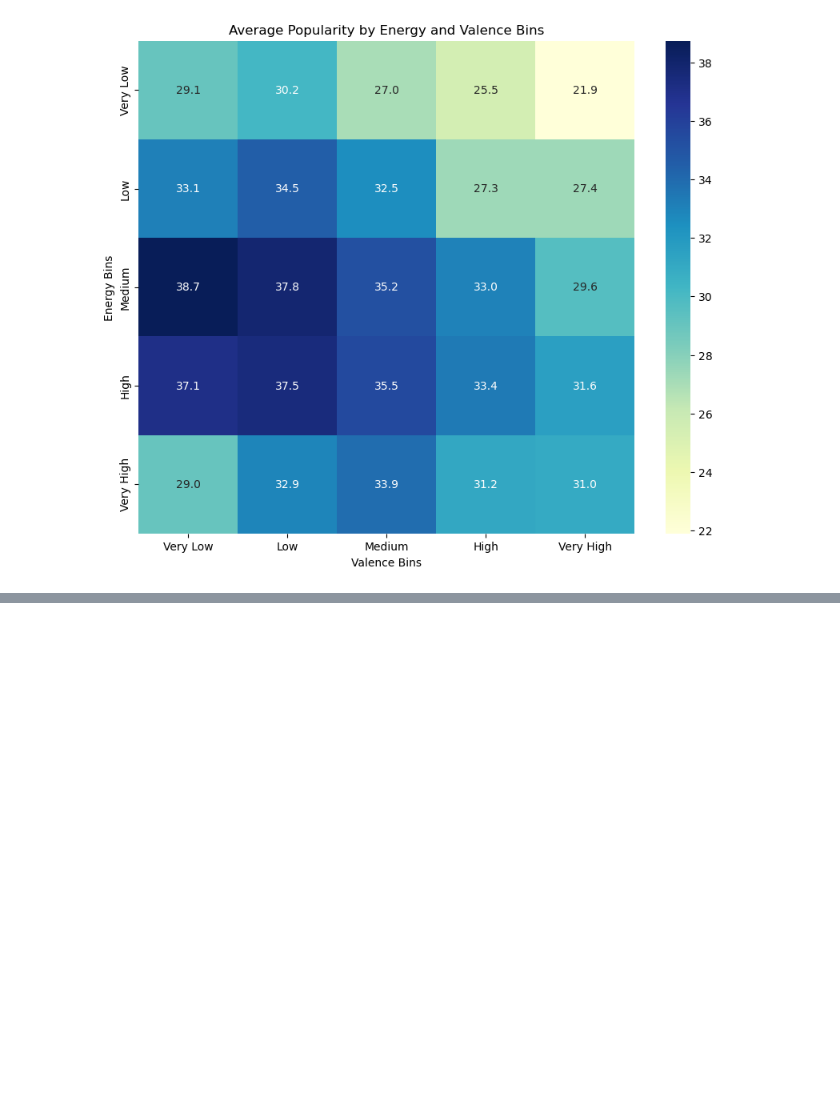
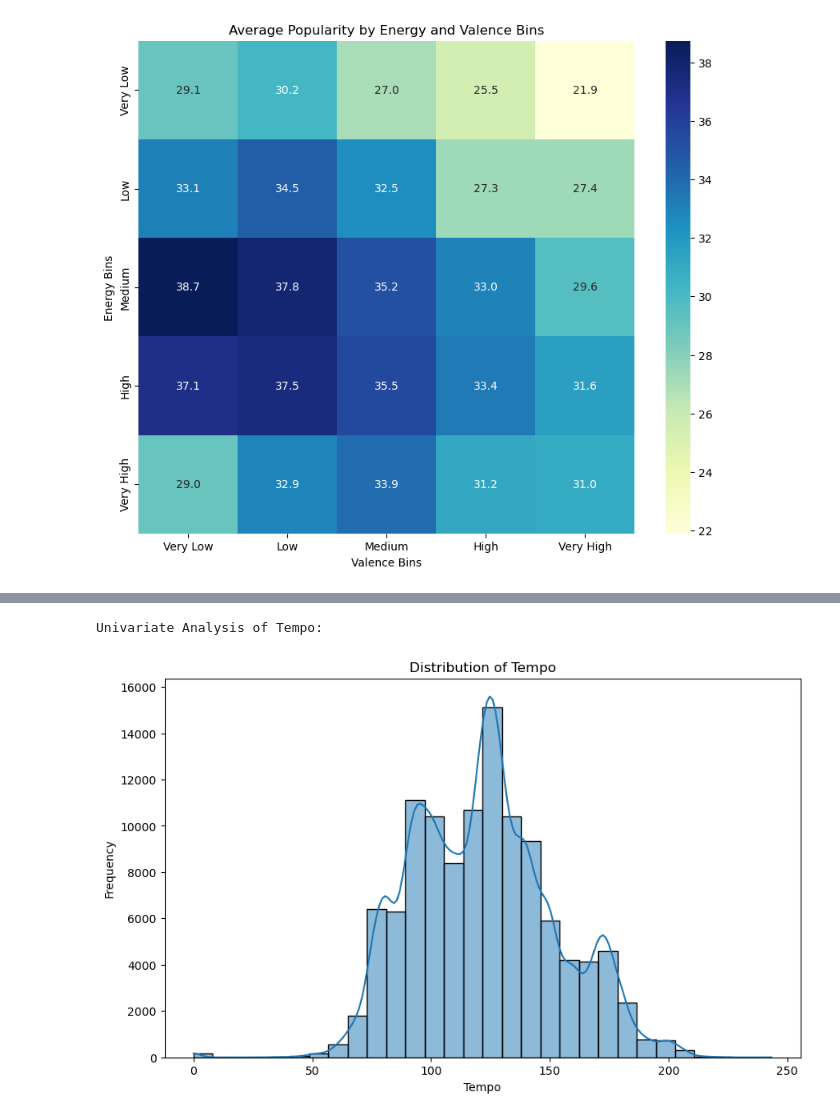
Before and after one commit to canreves/popularity-guesser, a Jupyter notebook: exploratory-data-analysis.ipynb, the cells around one changed output, grey strips where cells are left out. Drawn from its saved outputs; the diff is of its cells as text; code cells hidden in the pictures; blank space fills up the shorter version.

Commit message:
added univariate analyses of different key musical features

```diff
--- a/exploratory-data-analysis.ipynb
+++ b/exploratory-data-analysis.ipynb
@@ -177,0 +203,11 @@ Heatmap of Average Popularity by Energy and Valence:
+# %%
+print(f"Univariate Analysis of Tempo: ")
+plt.figure(figsize=(10, 6))
+sns.histplot(df["tempo"], bins=30, kde=True)
+plt.title("Distribution of Tempo")
+plt.xlabel("Tempo")
+plt.ylabel("Frequency")
+plt.show()
+# %% [output]
+Univariate Analysis of Tempo:
+[figure, added]
```
Also changed, not shown: parts of 5 cells of this notebook.
